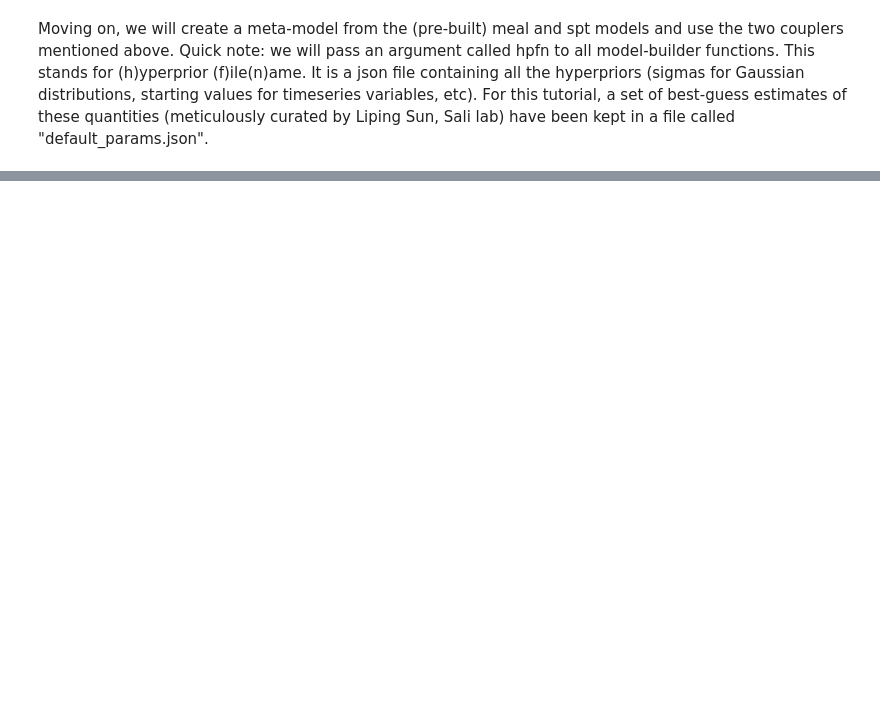
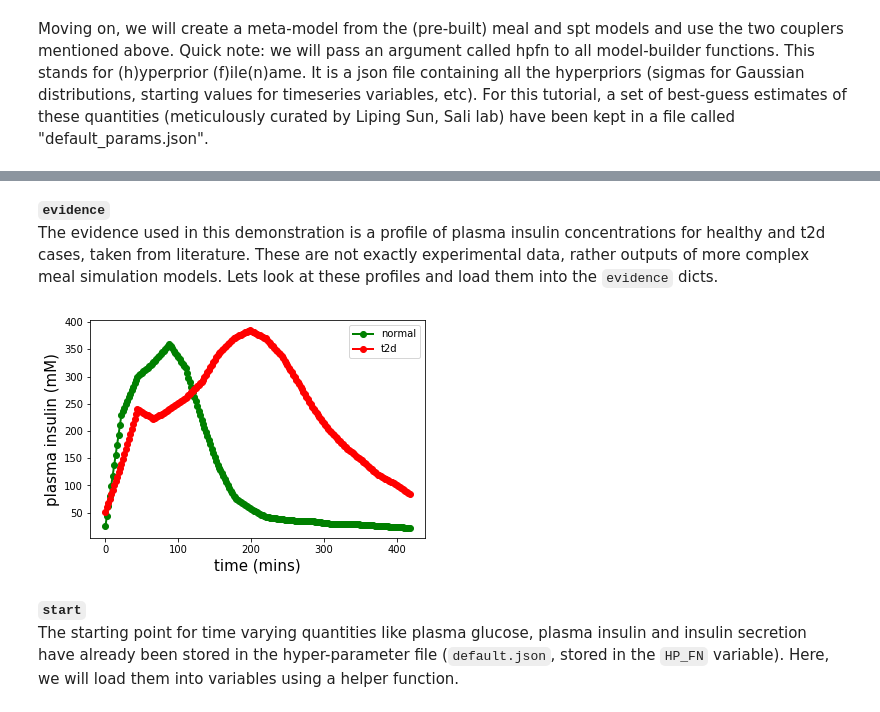
Before and after one commit to Tracyishere/Meta_Modeling_Demonstration_PBCC_2019, a Jupyter notebook: tutorial/tutorial.ipynb, the cells around one changed output, grey strips where cells are left out. Saved outputs shown, nothing was run; the diff lists cells and outputs as text; code cells hidden in the pictures; blank space fills up the shorter version.

````diff
--- a/tutorial/tutorial.ipynb
+++ b/tutorial/tutorial.ipynb
@@ -293,0 +323,28 @@ plt.legend(prop={"size":15})
+# %% [markdown]
+<strong>```evidence```</strong>
+<br></br>
+The evidence used in this demonstration is a profile of plasma insulin concentrations for healthy and t2d cases, taken from literature. These are not exactly experimental data, rather outputs of more complex meal simulation models. Lets look at these profiles and load them into the ```evidence``` dicts.
+# %%
+# extract data
+normal_data = np.loadtxt("./datasets/glucose_insulin_normal.dat")
+t2d_data = np.loadtxt("./datasets/glucose_insulin_t2d.dat")
+I_normal_data = normal_data[:,2]
+I_t2d_data = t2d_data[:,2]
+
+# load into evidence dict (use full names of variable, i.e. meta-model name + "_" + variable name)
+evidence_normal = {"meta_I": I_normal_data}
+evidence_t2d =    {"meta_I": I_t2d_data}
+
+# plot
+plt.plot(t_data, I_normal_data, "go-", lw=2, label="normal")
+plt.plot(t_data, I_t2d_data, "ro-", lw=2, label="t2d")
+plt.xlabel("time (mins)", fontsize=15)
+plt.ylabel("plasma insulin (mM)", fontsize=15)
+plt.legend()
+plt.show();
+# %% [output]
+[figure, added]
+# %% [markdown]
+<strong>```start```</strong>
+<br></br>
+The starting point for time varying quantities like plasma glucose, plasma insulin and insulin secretion have already been stored in the hyper-parameter file (```default.json```, stored in the ```HP_FN``` variable). Here, we will load them into variables using a helper function.
````
Also changed, not shown: parts of 40 cells of this notebook, 4 other files.
